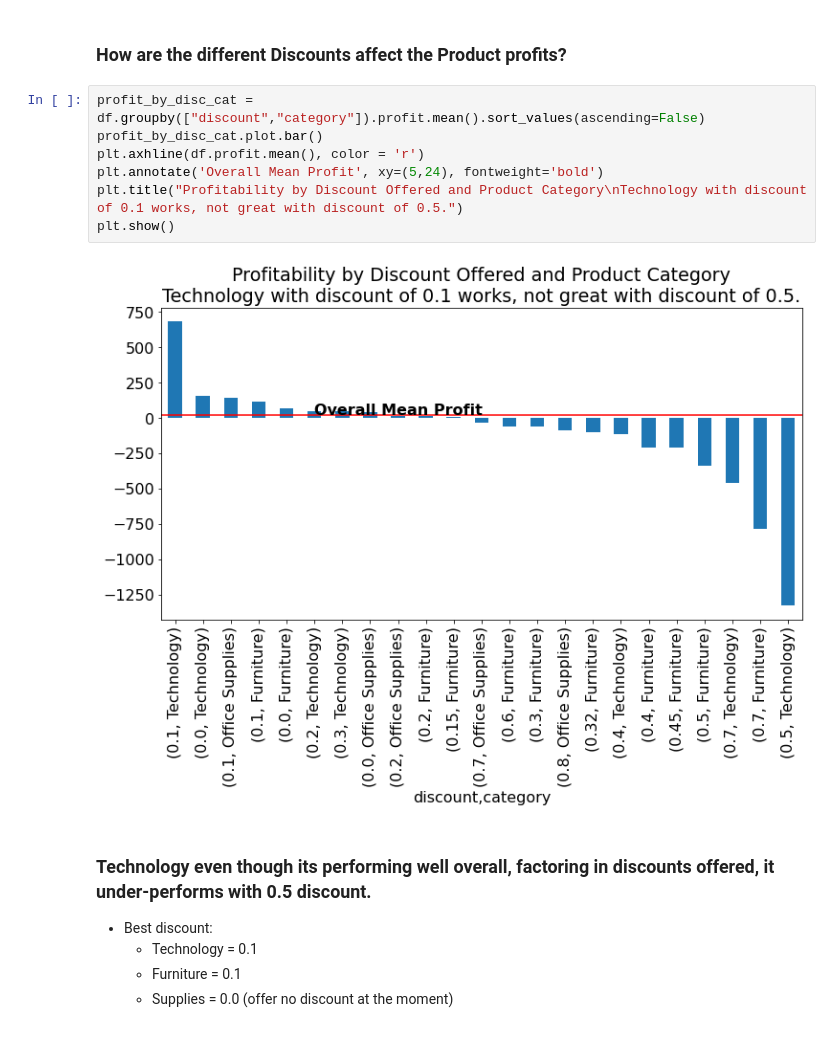
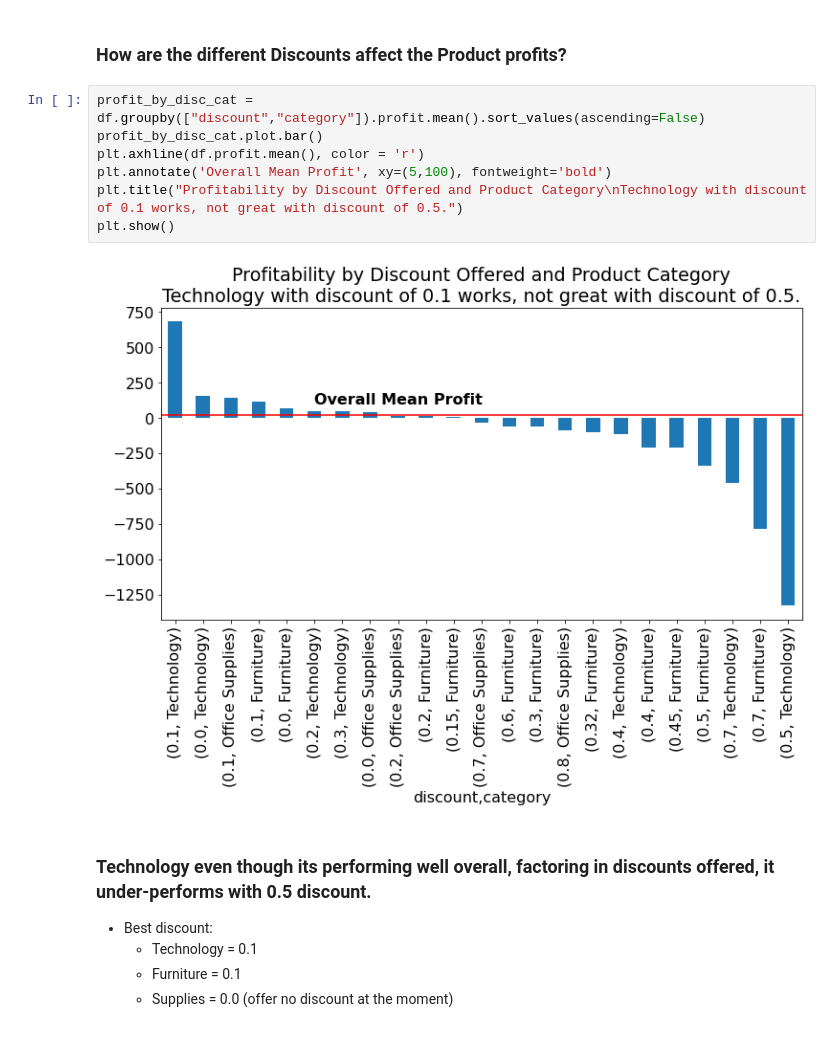
Before and after one commit to superstore-stephen-jesse/superstor-time-series-project, a Jupyter notebook: final_report.ipynb, the cells around one changed output. Drawn from its saved outputs; the diff is of its cells as text.

```diff
--- a/final_report.ipynb
+++ b/final_report.ipynb
@@ -185,12 +203,12 @@ plt.show()
 # %%
 profit_by_disc_cat = df.groupby(["discount","category"]).profit.mean().sort_values(ascending=False)
 profit_by_disc_cat.plot.bar()
 plt.axhline(df.profit.mean(), color = 'r')
-plt.annotate('Overall Mean Profit', xy=(5,24), fontweight='bold')
+plt.annotate('Overall Mean Profit', xy=(5,100), fontweight='bold')
 plt.title("Profitability by Discount Offered and Product Category\nTechnology with discount of 0.1 works, not great with discount of 0.5.")
 plt.show()
 # %% [output]
-[figure, old version]
+[figure, new version]
 # %% [markdown]
 ### Technology even though its performing well overall, factoring in discounts offered, it under-performs with 0.5 discount.
 - Best discount:
```
Also changed, not shown: parts of 7 cells of this notebook.
